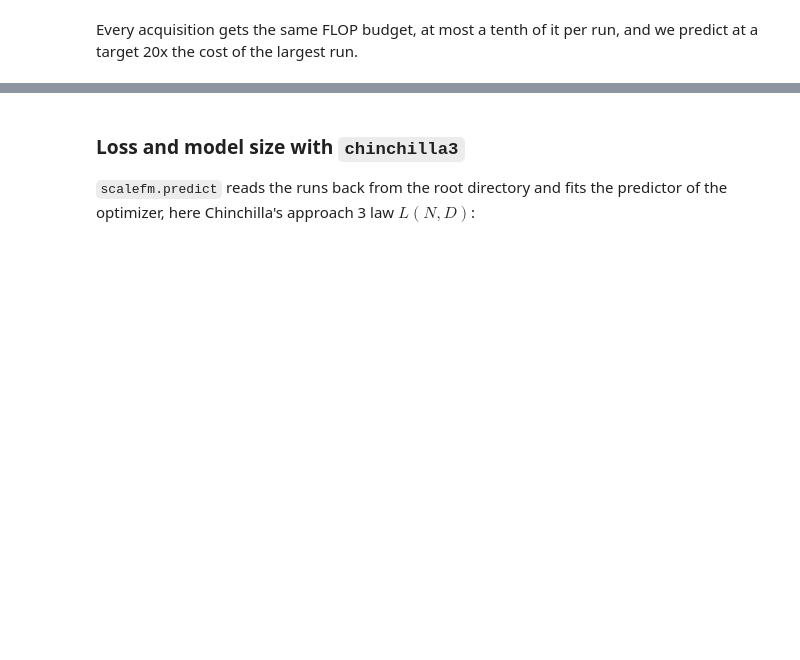
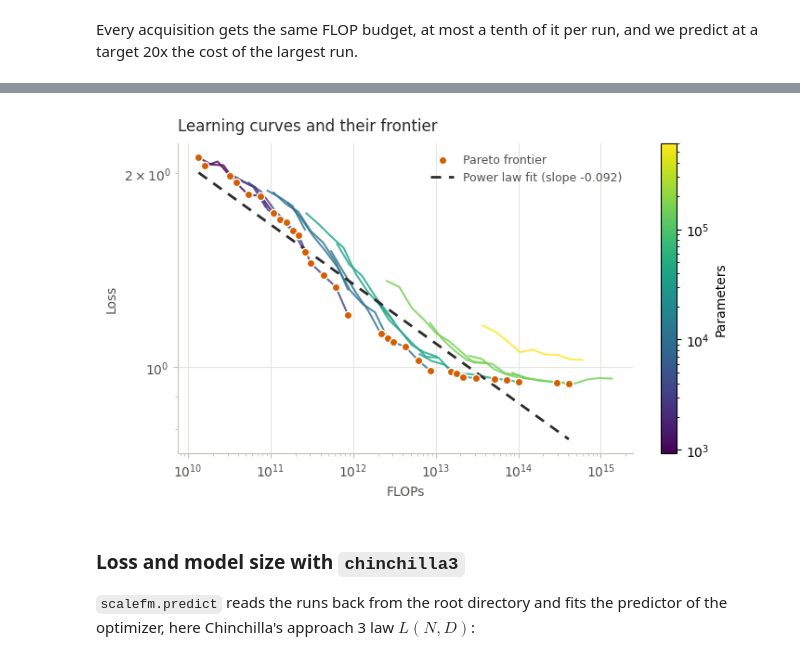
Before and after one commit to automl/extrapolaw, a Jupyter notebook: tutorials/scalefm_demo.ipynb, the cells around one changed output, grey strips where cells are left out. Cells and saved outputs as stored; diff of their text form; code cells hidden in the pictures; blank space fills up the shorter version.

Commit message:
adjust plots in tutorial

```diff
--- a/tutorials/scalefm_demo.ipynb
+++ b/tutorials/scalefm_demo.ipynb
@@ -239,3 +267,7 @@ You can find summary folder at: results/scaling_tutorial/chinchilla1/summary.
+# %%
+show(CHINCHILLA1 / "summary/flops_vs_loss_with_lc.png", width=640)
+# %% [output]
+[figure, added]
 # %% [markdown]
 ### Loss and model size with `chinchilla3`
 
```
Also changed, not shown: parts of 22 cells of this notebook, 25 other files.
